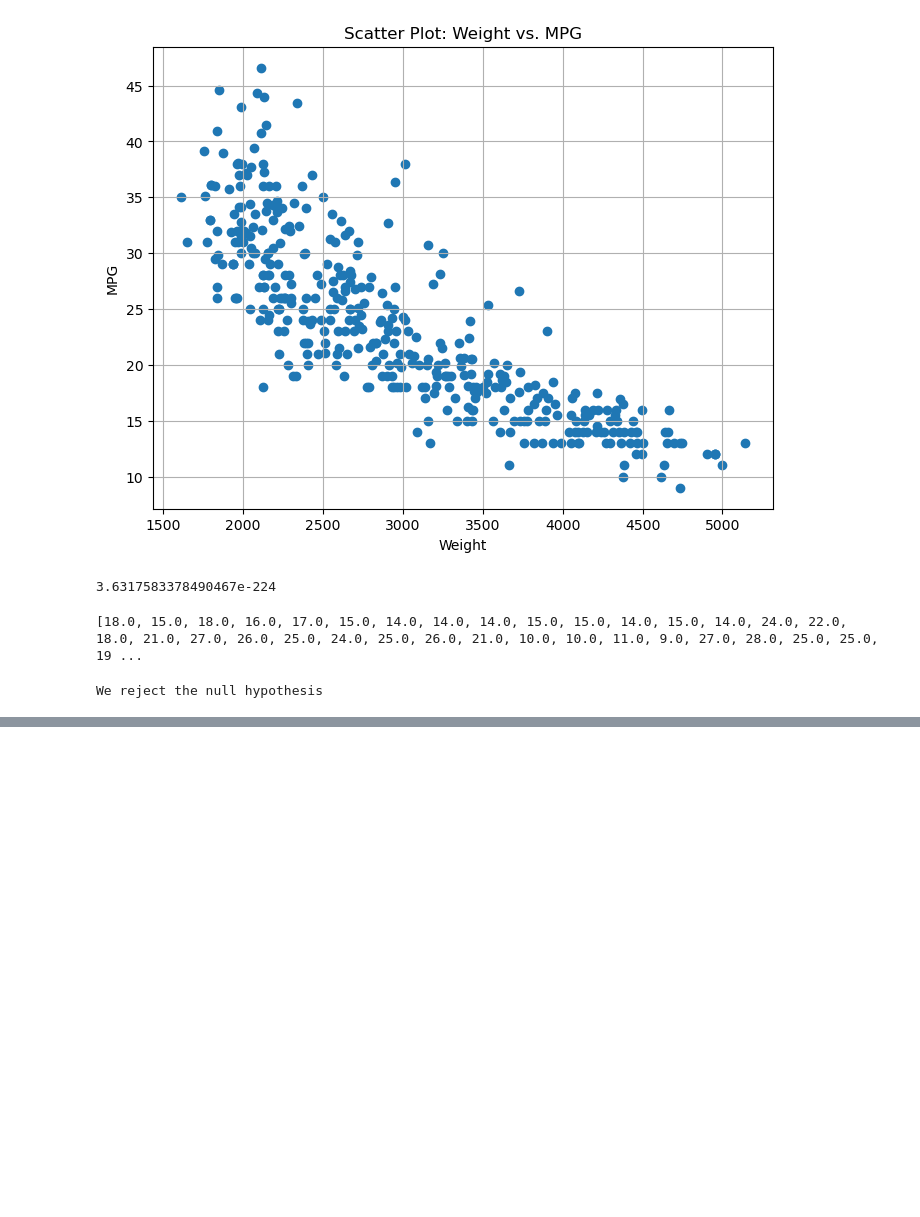
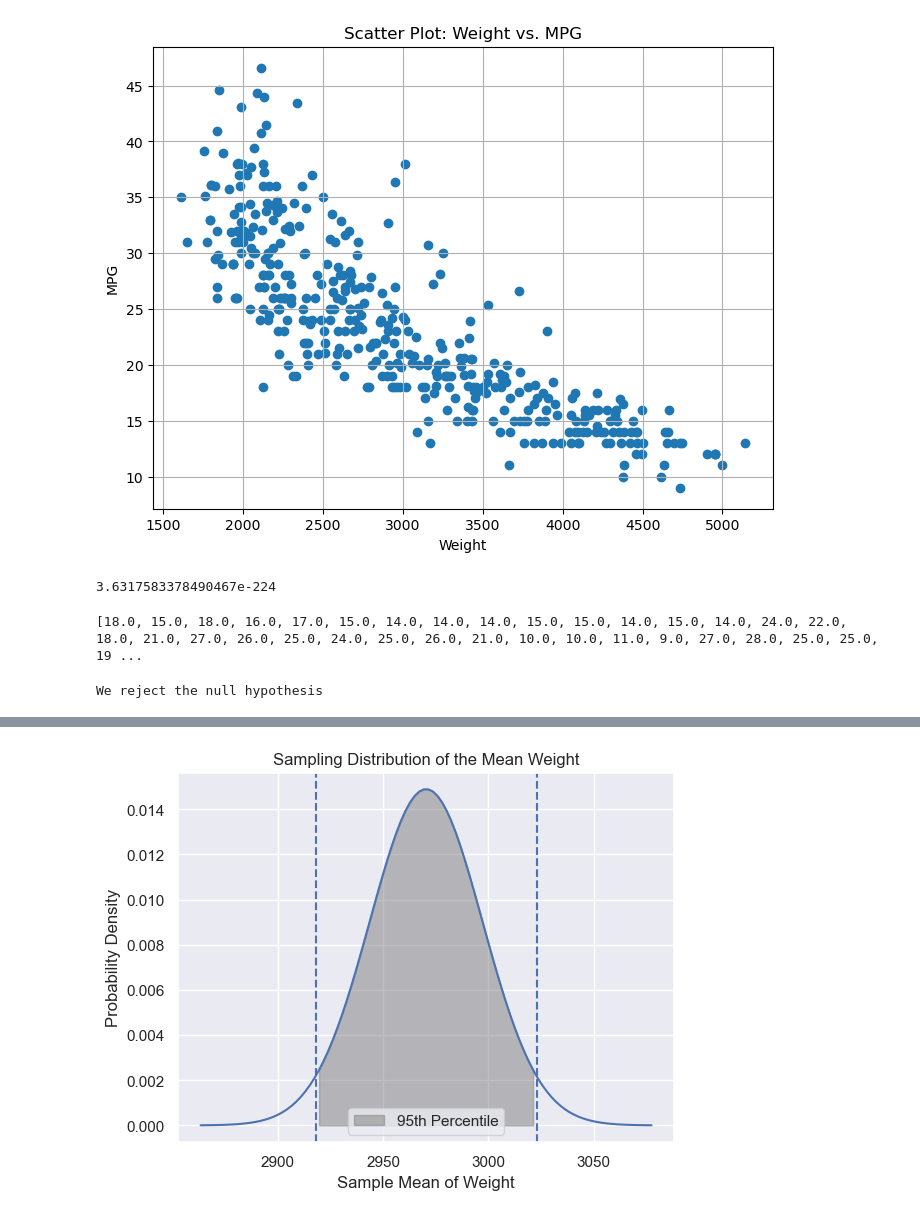
Before and after one commit to mesege1/stats_case_study, a Jupyter notebook: ashton.ipynb, the cells around one changed output, grey strips where cells are left out. Cells and saved outputs as stored; diff of their text form; code cells hidden in the pictures; blank space fills up the shorter version.

```diff
--- a/ashton.ipynb
+++ b/ashton.ipynb
@@ -111,0 +115,30 @@ plt.show()
+# %%
+population_mean = cars['weight'].mean() # caculates the mean of population
+population_std = cars['weight'].std() # caculates standard deviation
+# Define the parameters for the alternate hypothesis
+sample_size = 1000  # Size of the sample
+standard_error = population_std / np.sqrt(sample_size)  # Standard error
+# creates random variable
+sampling_distribution_null = stats.norm(population_mean,
+                                        population_std / np.sqrt(sample_size))
+# rv_alt = norm(loc=sample_mean_alt, scale=standard_error_alt)
+
+x = np.linspace(population_mean - 4 * (population_std / np.sqrt(sample_size)),
+                population_mean + 4 * population_std / np.sqrt(sample_size), 100)
+
+percentile_95 = sampling_distribution_null.ppf(0.975)
+percentile_5 = sampling_distribution_null.ppf(0.025)
+sns.set_theme()
+plt.plot(x, sampling_distribution_null.pdf(x))
+plt.axvline(percentile_95, linestyle="--")
+plt.axvline(percentile_5, linestyle="--")
+
+# This code shades the area that is between the 95th percentile
+plt.fill_between(x, sampling_distribution_null.pdf(x), where=(x <= percentile_95) & (x >= percentile_5) , color='gray', alpha=0.5, label="95th Percentile")
+plt.xlabel('Sample Mean of Weight (lbs)')
+plt.ylabel('Probability Density')
+plt.title('Sampling Distribution of the Mean Weight')
+plt.legend()
+plt.show()
+# %% [output]
+[figure, added]
```
Also changed, not shown: parts of 2 cells of this notebook.
